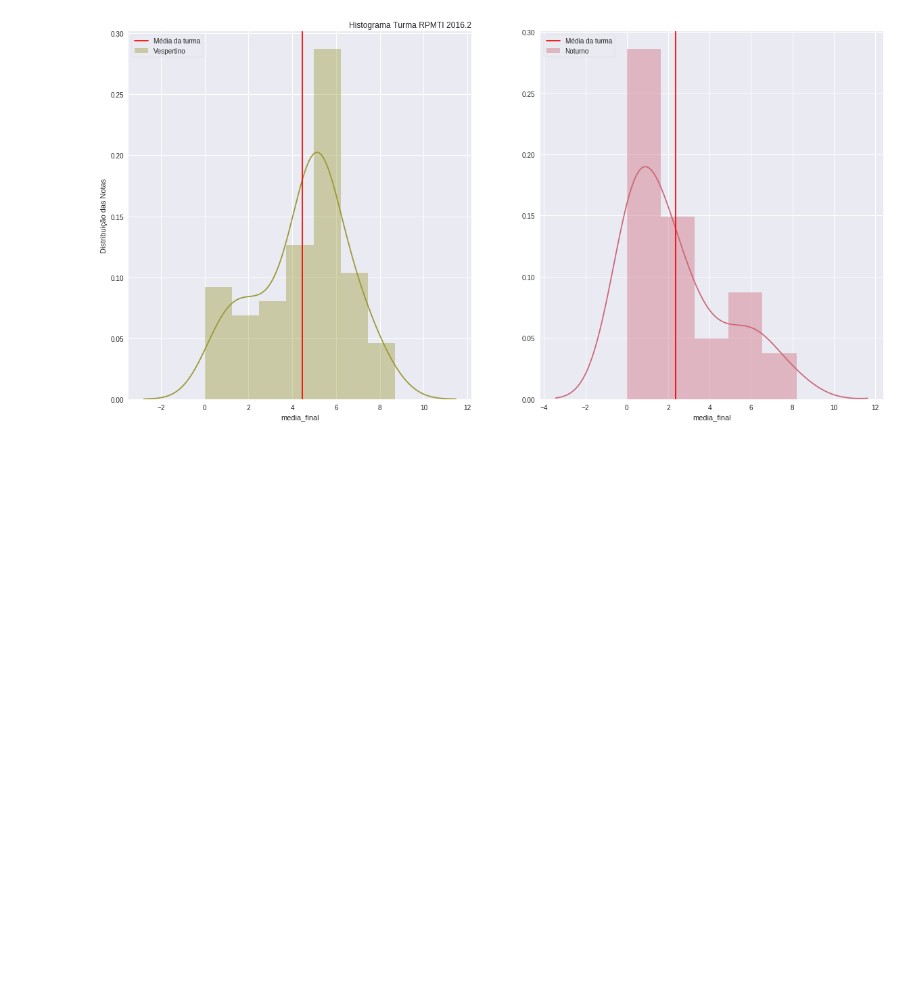
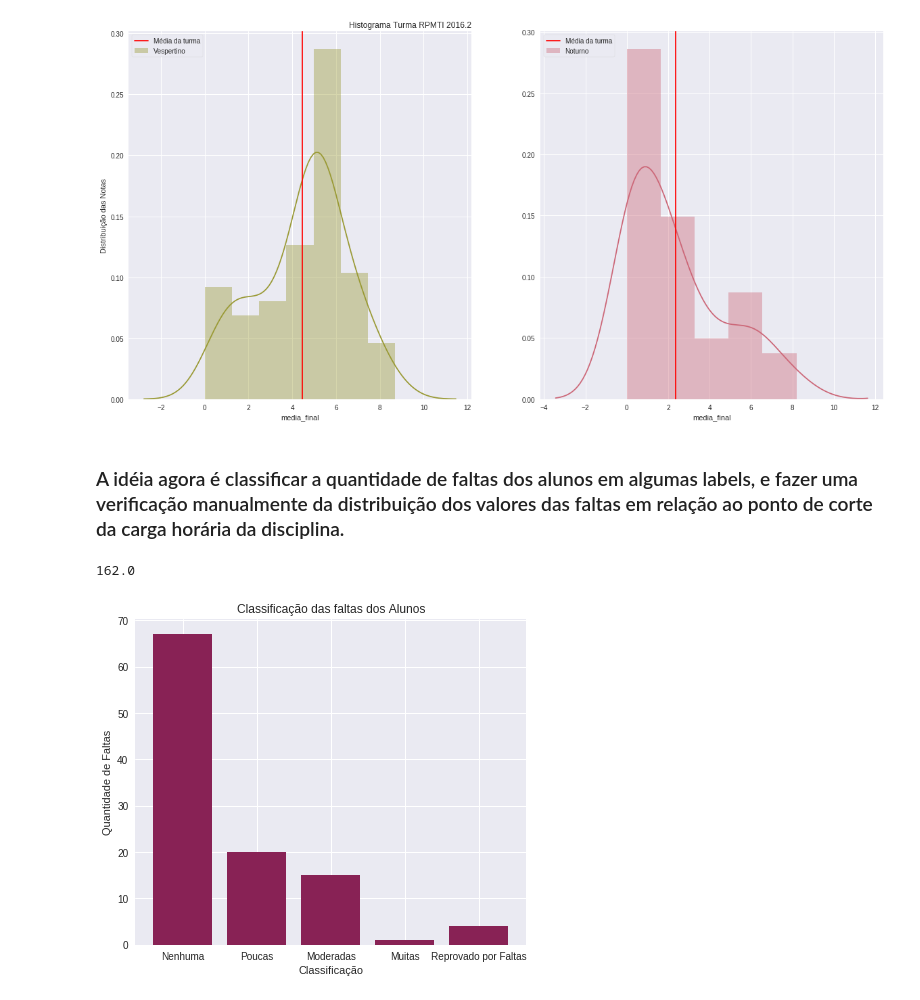
Before and after one commit to dantasl/probabilidade-analise, a Jupyter notebook: Gerando_os_gráficos.ipynb, the cells around one changed output. Cells and saved outputs as stored; diff of their text form; code cells hidden in the pictures; blank space fills up the shorter version.

Commit message:
adicionado classificações

```diff
--- a/Gerando_os_gráficos.ipynb
+++ b/Gerando_os_gráficos.ipynb
@@ -258,3 +246,55 @@ ax[0].set_title('Histograma Turma RPMTI 2016.2', loc='right')
 plt.show()
 # %% [output]
 [figure]
+# %% [markdown]
+### A idéia agora é classificar a quantidade de faltas dos alunos em algumas labels, e fazer uma verificação manualmente da distribuição dos valores das faltas em relação ao ponto de corte da carga horária da disciplina.
+# %%
+#Achando o numero necessário de
+total_horas = 180 * 60
+total_presenca = total_horas / 50
+presenca_necessaria = (total_presenca * 75 )/ 100
+presenca_necessaria
+# %% [output]
+162.0
+# %%
+# Função par criar o template do dicionário.
+def presencas_dictionary():
+  return {'Nenhuma': 0,
+             'Poucas': 0,
+             'Moderadas': 0,
+             'Muitas': 0,
+             'Reprovado por Faltas': 0 }
+# %%
+# Função que itera sobre a lista e classifica com um label referente ao numero de faltas do aluno.
+# Return um dicionário no modelo acima.
+
+def get_presencas_stats(iterable):
+  dictionary = presencas_dictionary()
+  for it in iterable:
+    if it == 0:
+      dictionary['Nenhuma'] +=1
+    if it > 0 and it < 50:
+      dictionary['Poucas'] += 1
+    if it > 50 and it < 100:
+      dictionary['Moderadas'] += 1
+    if it > 100 and it < 162:
+      dictionary['Muitas'] += 1
+    if it > 162:
+      dictionary['Reprovado por Faltas'] += 1
+
+  return dictionary
+# %%
+# Gerando os dicionários com as classificações das faltas.
+presencas_2015_2 = get_presencas_stats(rpmti_2015_2['numero_total_faltas'].dropna())
+presencas_2016_1 = get_presencas_stats(rpmti_2016_1['numero_total_faltas'].dropna())
+presencas_2016_2 = get_presencas_stats(rpmti_2016_2['numero_total_faltas'].dropna())
+# %%
+fit, ax = plt.subplots(figsize=(7,6))
+plt.bar(range(len(presencas_2015_2)), presencas_2015_2.values(), color=paleta_9[7])
+plt.xticks(range(len(presencas_2015_2)), list(presencas_2015_2.keys()))
+plt.title('Classificação das faltas dos Alunos 2015.1')
+plt.ylabel('Quantidade de Faltas')
+plt.xlabel('Classificação')
+plt.show()
+# %% [output]
+[figure, added]
```
Also changed, not shown: parts of 6 cells of this notebook.
